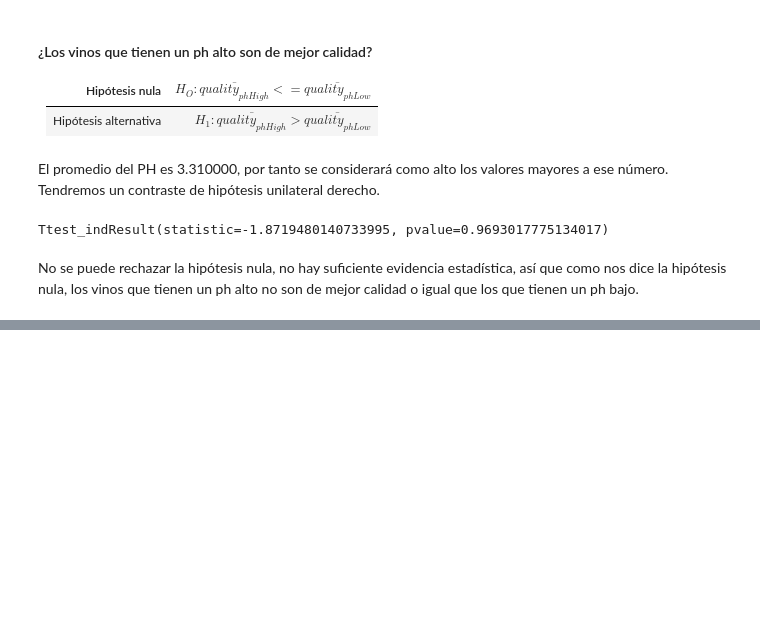
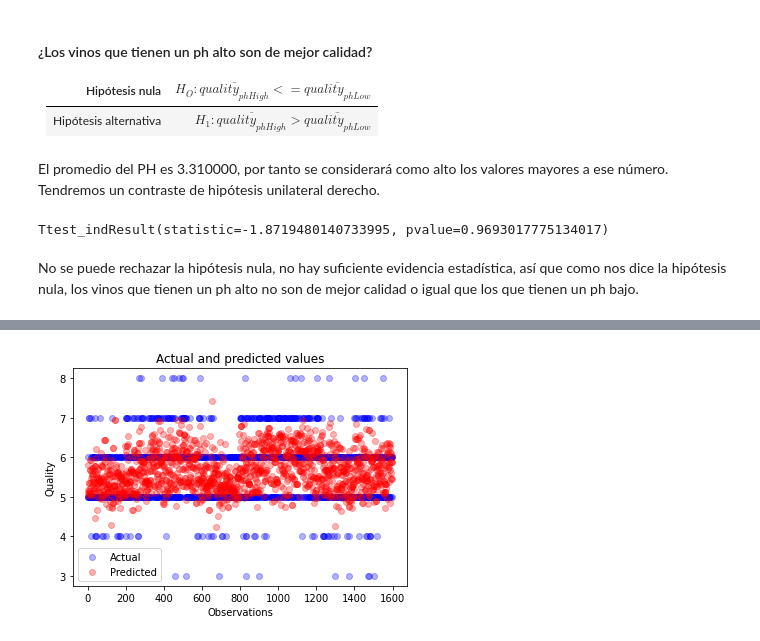
Before and after one commit to juusechec/uoc-tcvd-pr2, a Jupyter notebook: M2.851_20211_Practica2.ipynb, the cells around one changed output, grey strips where cells are left out. Drawn from its saved outputs; the diff is of its cells as text; code cells hidden in the pictures; blank space fills up the shorter version.

```diff
--- a/M2.851_20211_Practica2.ipynb
+++ b/M2.851_20211_Practica2.ipynb
@@ -852,0 +868,14 @@ No se puede rechazar la hipótesis nula, no hay suficiente evidencia estadístic
+# %%
+import matplotlib.pyplot as plt
+_, ax = plt.subplots()
+
+ax.scatter(x = range(0, y_real.size), y=y_real, c = 'blue', label = 'Actual', alpha = 0.3)
+ax.scatter(x = range(0, y_predicted.size), y=y_predicted, c = 'red', label = 'Predicted', alpha = 0.3)
+
+plt.title('Actual and predicted values')
+plt.xlabel('Observations')
+plt.ylabel('Quality')
+plt.legend()
+plt.show()
+# %% [output]
+[figure, added]
```
Also changed, not shown: parts of 7 cells of this notebook, 1 other file.
